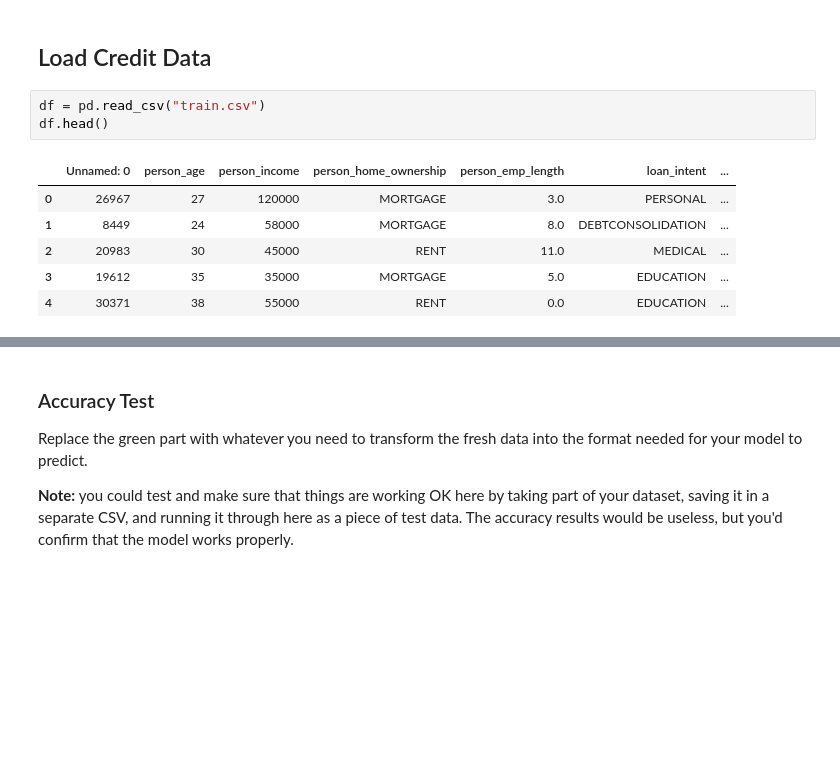
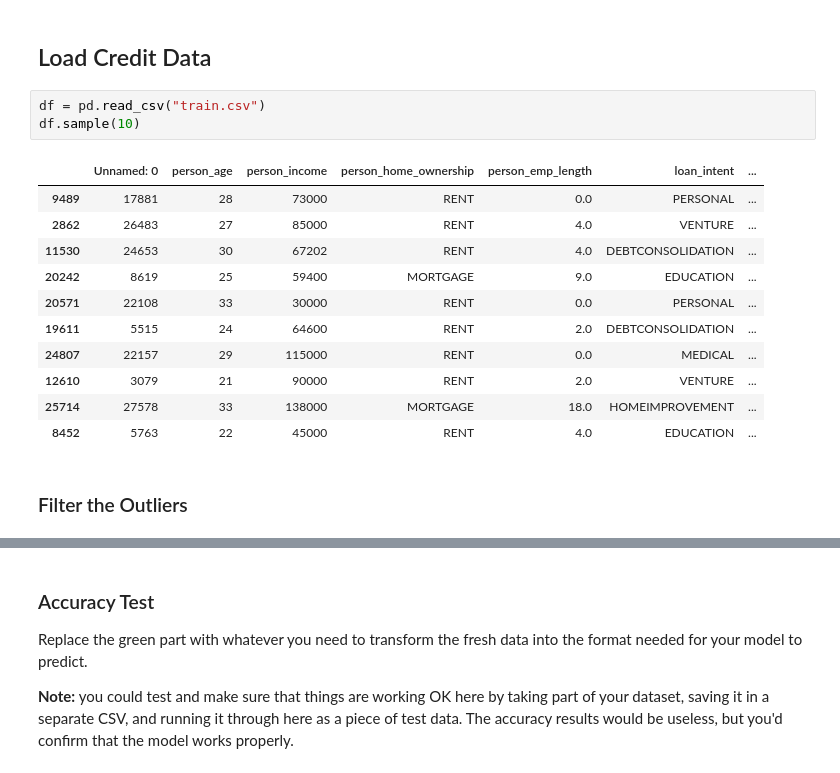
Before and after one commit to ASykes4/BSIP_Assignment_4_Students, a Jupyter notebook: asn4_start.ipynb, the cells around one changed output, grey strips where cells are left out. Saved outputs shown, nothing was run; the diff lists cells and outputs as text; blank space fills up the shorter version.

```diff
--- a/asn4_start.ipynb
+++ b/asn4_start.ipynb
@@ -55,11 +60,18 @@ The grades will be broken down as follows:
 ## Load Credit Data
 # %%
 df = pd.read_csv("train.csv")
-df.head()
+df.sample(10)
 # %% [output]
 |  | Unnamed: 0 | person_age | person_income | person_home_ownership | person_emp_length | loan_intent | ... |
-| 0 | 26967 | 27 | 120000 | MORTGAGE | 3.0 | PERSONAL | ... |
-| 1 | 8449 | 24 | 58000 | MORTGAGE | 8.0 | DEBTCONSOLIDATION | ... |
-| 2 | 20983 | 30 | 45000 | RENT | 11.0 | MEDICAL | ... |
-| 3 | 19612 | 35 | 35000 | MORTGAGE | 5.0 | EDUCATION | ... |
-| 4 | 30371 | 38 | 55000 | RENT | 0.0 | EDUCATION | ... |
+| 9489 | 17881 | 28 | 73000 | RENT | 0.0 | PERSONAL | ... |
+| 2862 | 26483 | 27 | 85000 | RENT | 4.0 | VENTURE | ... |
+| 11530 | 24653 | 30 | 67202 | RENT | 4.0 | DEBTCONSOLIDATION | ... |
+| 20242 | 8619 | 25 | 59400 | MORTGAGE | 9.0 | EDUCATION | ... |
+| 20571 | 22108 | 33 | 30000 | RENT | 0.0 | PERSONAL | ... |
+| 19611 | 5515 | 24 | 64600 | RENT | 2.0 | DEBTCONSOLIDATION | ... |
+| 24807 | 22157 | 29 | 115000 | RENT | 0.0 | MEDICAL | ... |
+| 12610 | 3079 | 21 | 90000 | RENT | 2.0 | VENTURE | ... |
+| 25714 | 27578 | 33 | 138000 | MORTGAGE | 18.0 | HOMEIMPROVEMENT | ... |
+| 8452 | 5763 | 22 | 45000 | RENT | 4.0 | EDUCATION | ... |
+# %% [markdown]
+### Filter the Outliers
```
Also changed, not shown: parts of 13 cells of this notebook.
